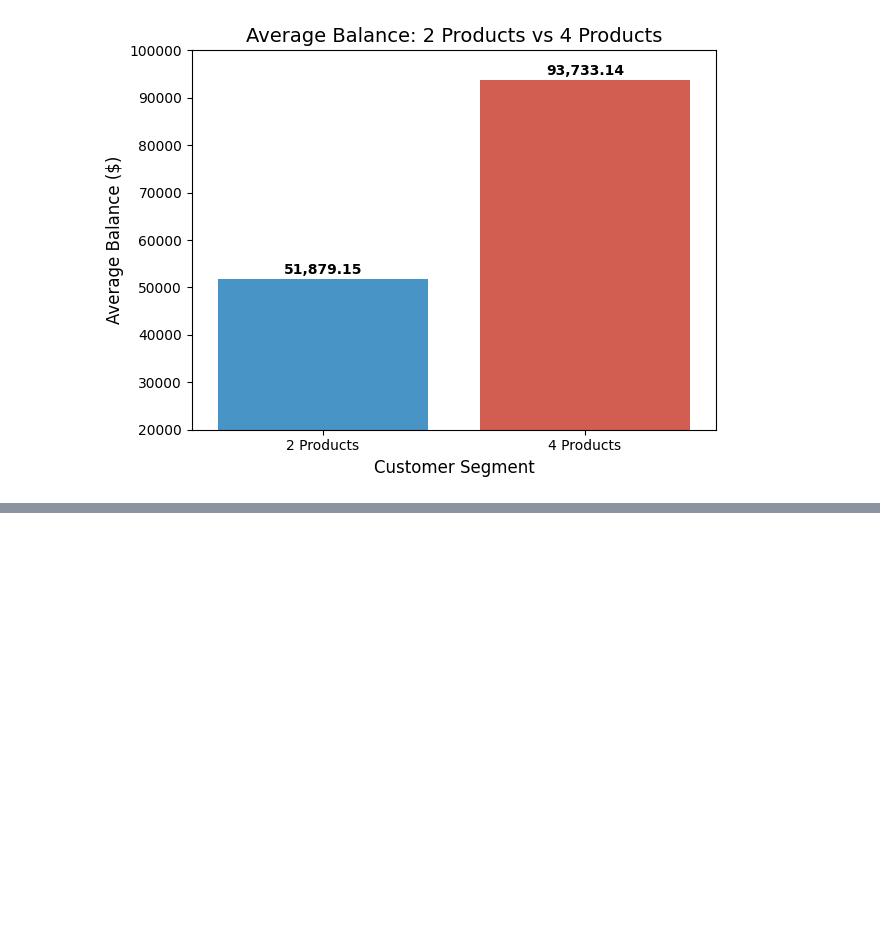
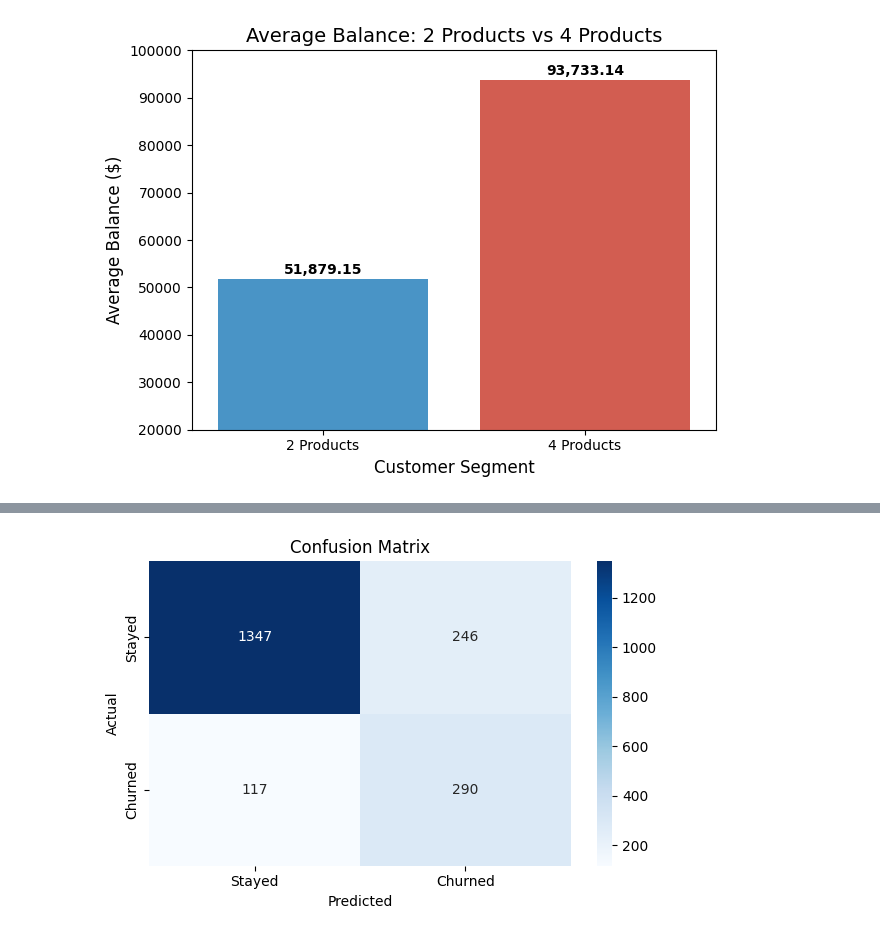
Before and after one commit to Zainch032/Art-Recommendation-System, a Jupyter notebook: bank-churn-prediction.ipynb, the cells around one changed output, grey strips where cells are left out. Cells and saved outputs as stored; diff of their text form; code cells hidden in the pictures; blank space fills up the shorter version.

Commit message:
Kaggle Notebook | Bank Customer Churn Prediction | EDA + XGBoost  | Version 7

```diff
--- a/bank-churn-prediction.ipynb
+++ b/bank-churn-prediction.ipynb
@@ -309,0 +489,20 @@ Name: count, dtype: int64
+# %%
+from imblearn.pipeline import Pipeline as ImbPipeline
+from imblearn.over_sampling import SMOTE
+from sklearn.ensemble import GradientBoostingClassifier
+
+# 2. Use ImbPipeline
+model_pipeline = ImbPipeline(steps=[
+    ('preprocessor', preprocessor),
+    ('smote', SMOTE(k_neighbors=5, random_state=42)),
+    ('classifier', GradientBoostingClassifier(random_state=42))
+])
+
+model_pipeline.fit(X_train, y_train)
+
+
+y_pred = model_pipeline.predict(X_test)
+
+print(classification_report(y_test, y_pred))
+print(accuracy_score(y_test,y_pred))
+f1_score(y_test,y_pred)
@@ -309,0 +527,13 @@ Name: count, dtype: int64
+# %%
+cm = confusion_matrix(y_test, y_pred)
+plt.figure(figsize=(6, 4))
+sns.heatmap(cm, annot=True, fmt='d', cmap='Blues',
+            xticklabels=['Stayed', 'Churned'],
+            yticklabels=['Stayed', 'Churned'])
+plt.title('Confusion Matrix')
+plt.ylabel('Actual')
+plt.xlabel('Predicted')
+plt.tight_layout()
+plt.show()
+# %% [output]
+[figure, added]
```
Also changed, not shown: parts of 51 cells of this notebook.
